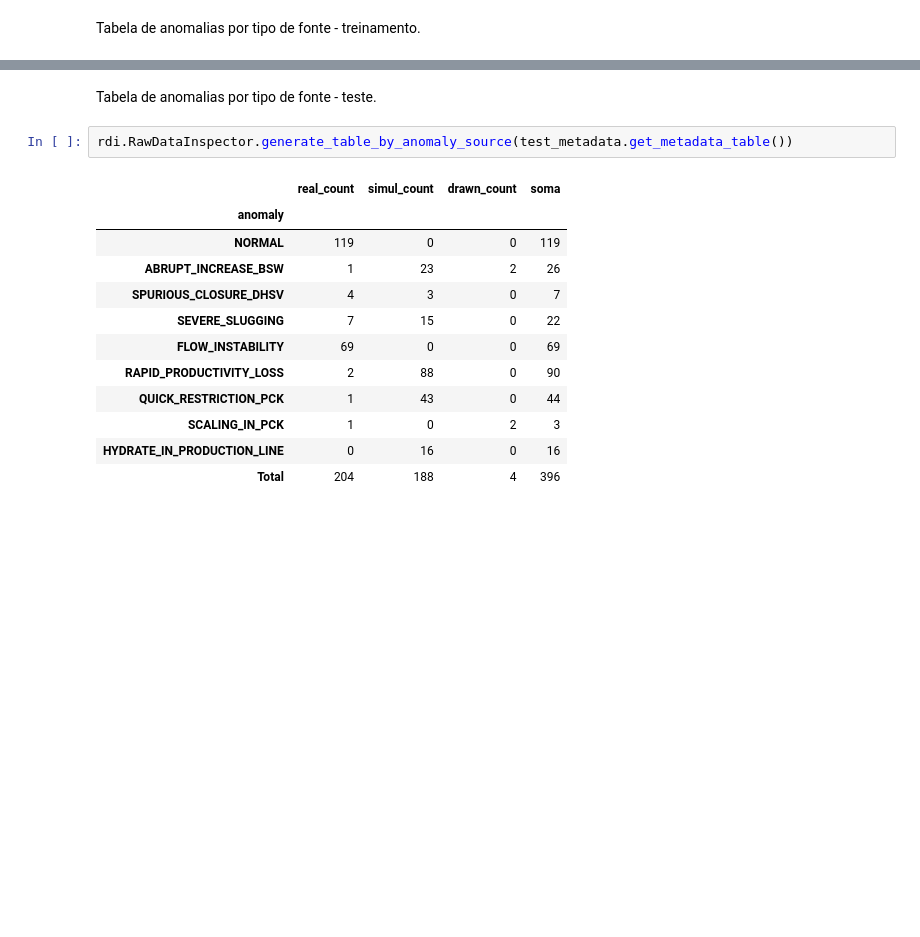
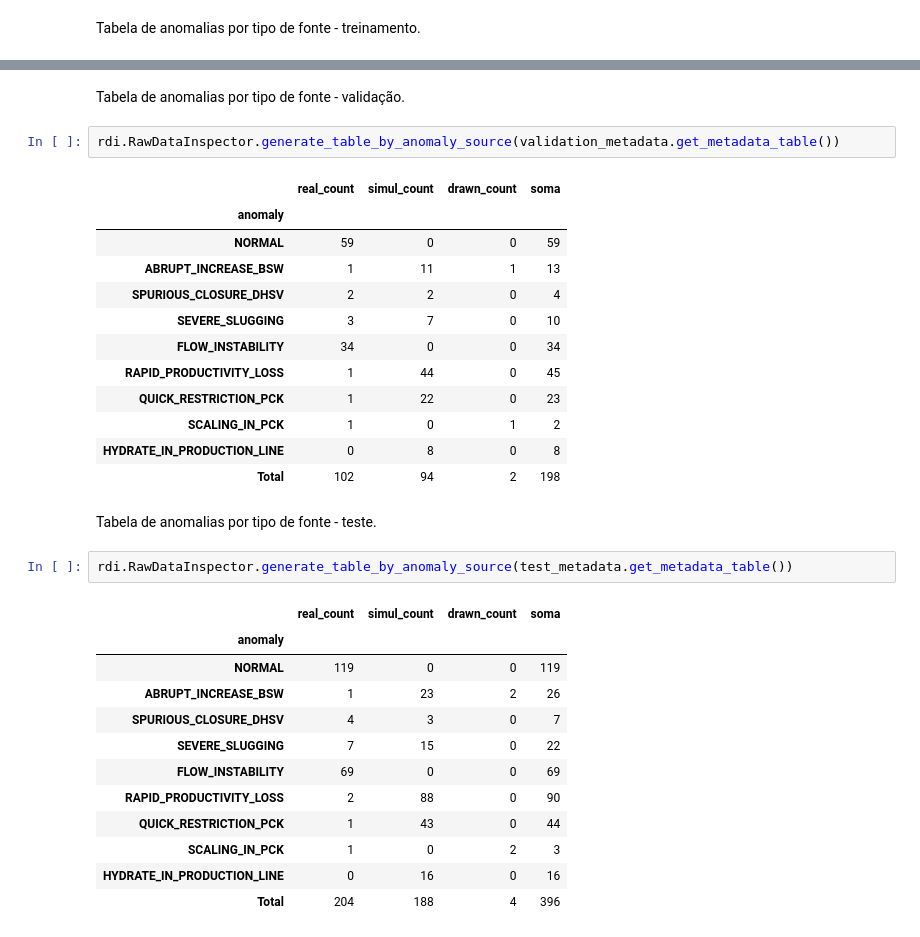
Before and after one commit to Punpuf/lemi_3w, a Jupyter notebook: experiments/experiment_all_wells.ipynb, the cells around one changed output, grey strips where cells are left out. Saved outputs shown, nothing was run; the diff lists cells and outputs as text; blank space fills up the shorter version.

```diff
--- a/experiments/experiment_all_wells.ipynb
+++ b/experiments/experiment_all_wells.ipynb
@@ -115,3 +132,20 @@ rdi.RawDataInspector.generate_table_by_anomaly_source(train_metadata.get_metadat
+# %% [markdown]
+Tabela de anomalias por tipo de fonte - validação.
+# %%
+rdi.RawDataInspector.generate_table_by_anomaly_source(validation_metadata.get_metadata_table())
+# %% [output]
+|  | real_count | simul_count | drawn_count | soma |
+| anomaly |  |  |  |  |
+| NORMAL | 59 | 0 | 0 | 59 |
+| ABRUPT_INCREASE_BSW | 1 | 11 | 1 | 13 |
+| SPURIOUS_CLOSURE_DHSV | 2 | 2 | 0 | 4 |
+| SEVERE_SLUGGING | 3 | 7 | 0 | 10 |
+| FLOW_INSTABILITY | 34 | 0 | 0 | 34 |
+| RAPID_PRODUCTIVITY_LOSS | 1 | 44 | 0 | 45 |
+| QUICK_RESTRICTION_PCK | 1 | 22 | 0 | 23 |
+| SCALING_IN_PCK | 1 | 0 | 1 | 2 |
+| HYDRATE_IN_PRODUCTION_LINE | 0 | 8 | 0 | 8 |
+| Total | 102 | 94 | 2 | 198 |
 # %% [markdown]
 Tabela de anomalias por tipo de fonte - teste.
 # %%
```
Also changed, not shown: parts of 11 cells of this notebook, 2 other files.
